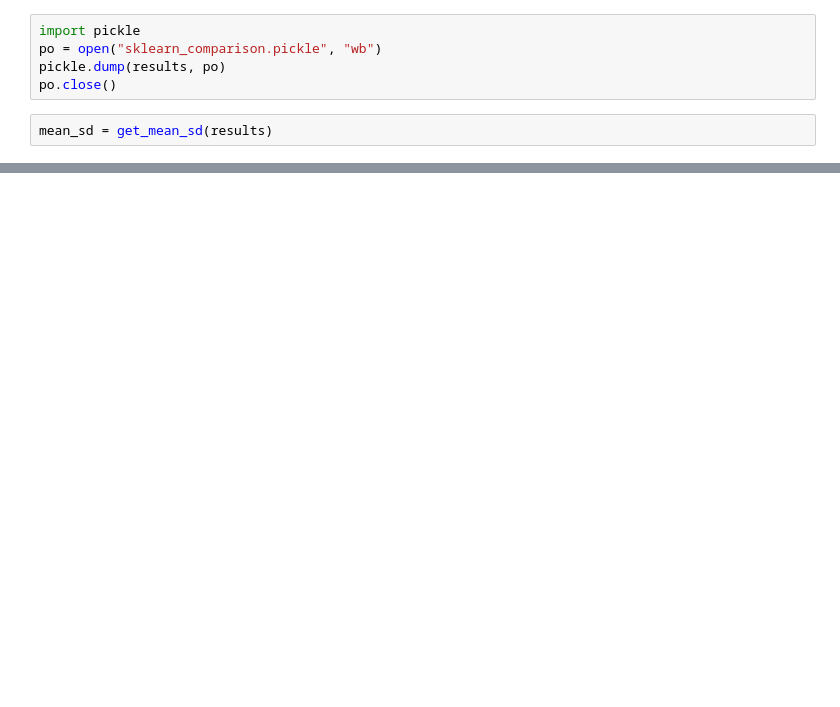
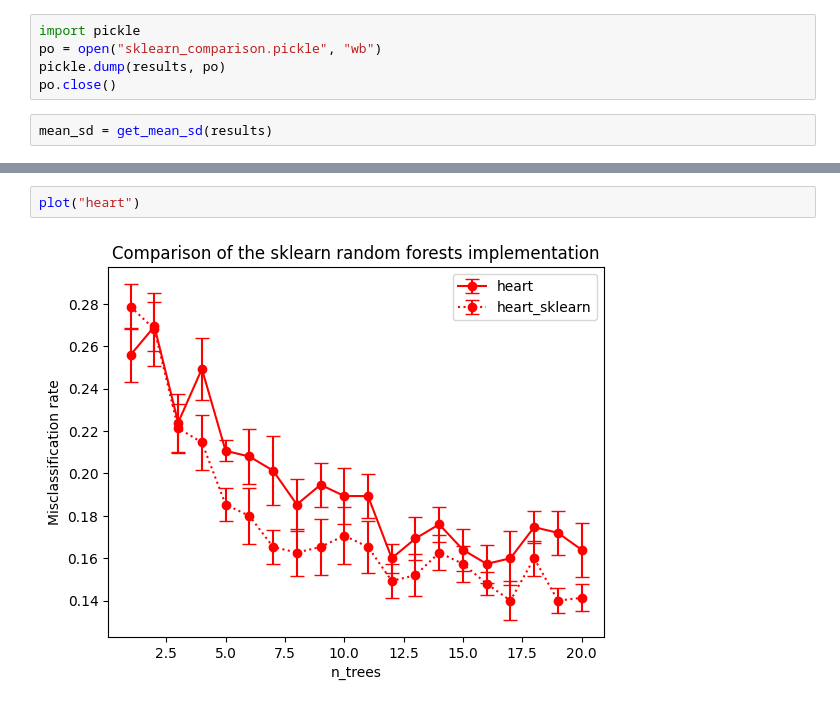
Before and after one commit to liyiyan128/M2R-random-forests, a Jupyter notebook: simulations/comparing_sklearn.ipynb, the cells around one changed output, grey strips where cells are left out. Cells and saved outputs as stored; diff of their text form; blank space fills up the shorter version.

```diff
--- a/simulations/comparing_sklearn.ipynb
+++ b/simulations/comparing_sklearn.ipynb
@@ -133,0 +202,4 @@ plt.legend()
+# %%
+plot("heart")
+# %% [output]
+[figure, added]
```
Also changed, not shown: parts of 19 cells of this notebook, 1 other file.
